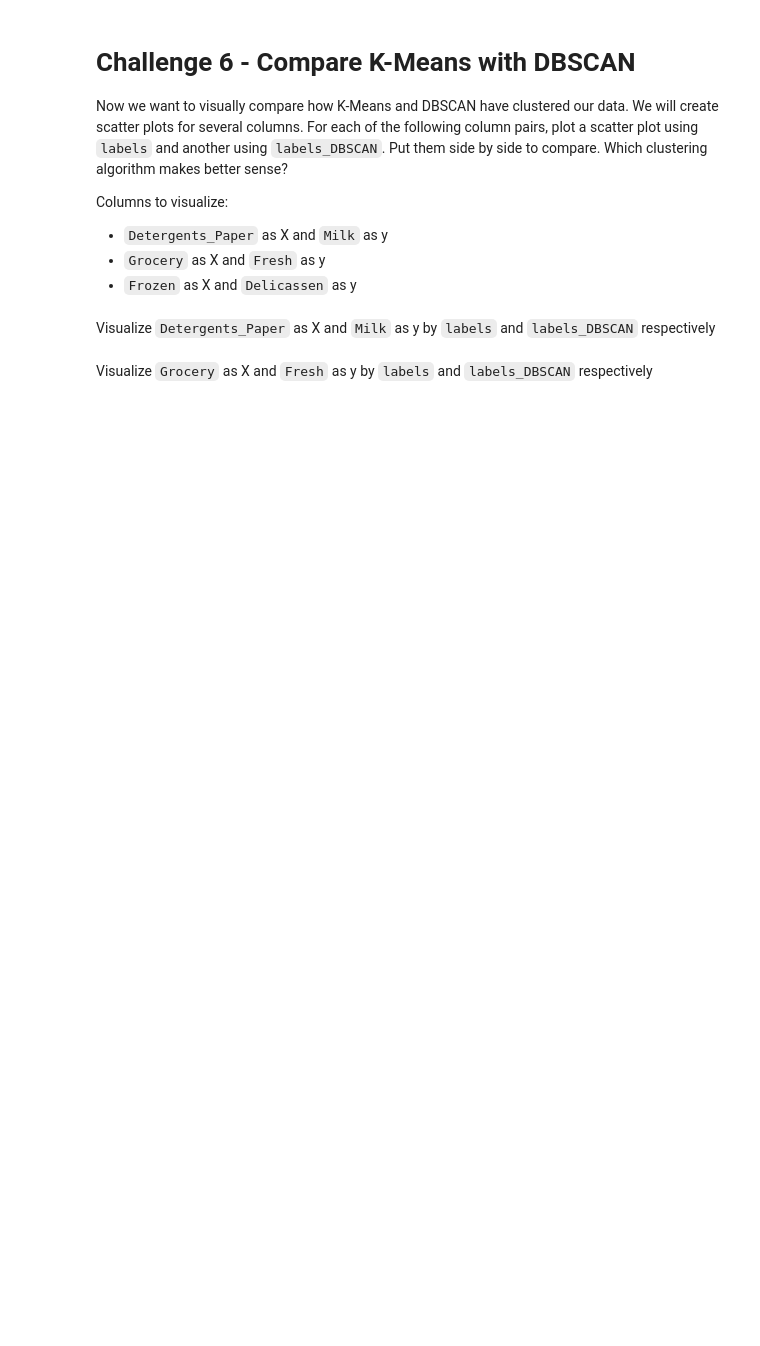
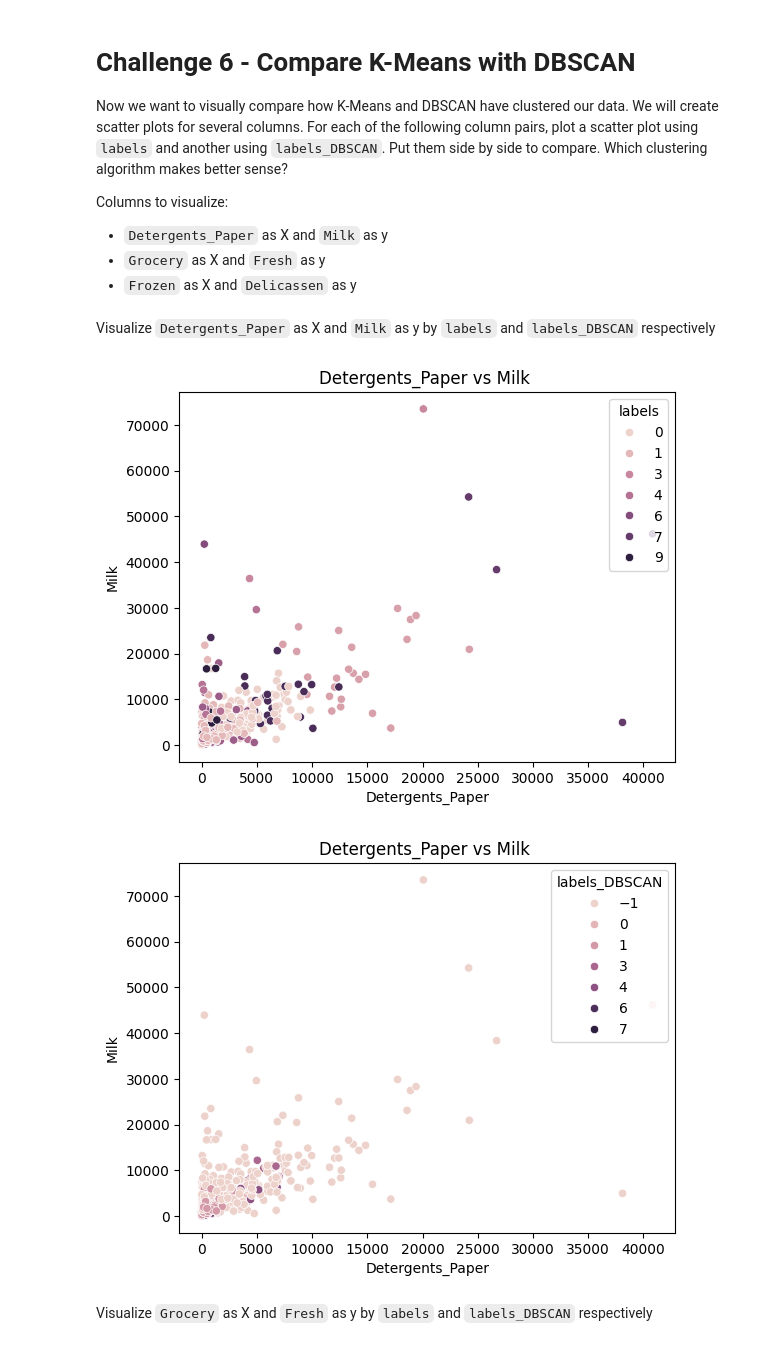
Before and after one commit to nadiastoyanova/lab-unsupervised-learning-en, a Jupyter notebook: your-code/main.ipynb, the cells around one changed output. Drawn from its saved outputs; the diff is of its cells as text; code cells hidden in the pictures; blank space fills up the shorter version.

```diff
--- a/your-code/main.ipynb
+++ b/your-code/main.ipynb
@@ -87,6 +246,4 @@ from sklearn.cluster import KMeans
 # %%
 kmeans_2 = KMeans(n_clusters=2).fit(customers_scale)
 
-labels = kmeans_2.predict(customers_scale)
-
-clusters = kmeans_2.labels_.tolist()
+customers['labels'] = kmeans.labels_
@@ -104,6 +274,9 @@ Now let's cluster the data using DBSCAN. Use `DBSCAN(eps=0.5)` to initiate the m
 from sklearn.cluster import DBSCAN
 
 # Your code here
+dbscan = DBSCAN(eps=0.5).fit(customers_scale)
+
+customers['labels_DBSCAN'] = dbscan.labels_
 # %% [markdown]
 Count the values in `labels_DBSCAN`.
 # %%
@@ -121,9 +308,9 @@ Columns to visualize:
 # %% [markdown]
 Visualize `Detergents_Paper` as X and `Milk` as y by `labels` and `labels_DBSCAN` respectively
 # %%
-def plot(x,y,hue):
+def plot(x,y,hue, x_label, y_label):
     sns.scatterplot(x=x,
                     y=y,
                     hue=hue)
-    plt.title('Detergents Paper vs Milk ')
+    plt.title(f'{x_label} vs {y_label} ')
     return plt.show();
@@ -132,2 +317,9 @@ def plot(x,y,hue):
+# %%
+# Your code here:
+plot(customers.Detergents_Paper, customers.Milk, customers.labels, 'Detergents_Paper', 'Milk')
+plot(customers.Detergents_Paper, customers.Milk, customers.labels_DBSCAN, 'Detergents_Paper', 'Milk')
+# %% [output]
+[figure, added]
+[figure, added]
 # %% [markdown]
 Visualize `Grocery` as X and `Fresh` as y by `labels` and `labels_DBSCAN` respectively
```
Also changed, not shown: parts of 20 cells of this notebook.
